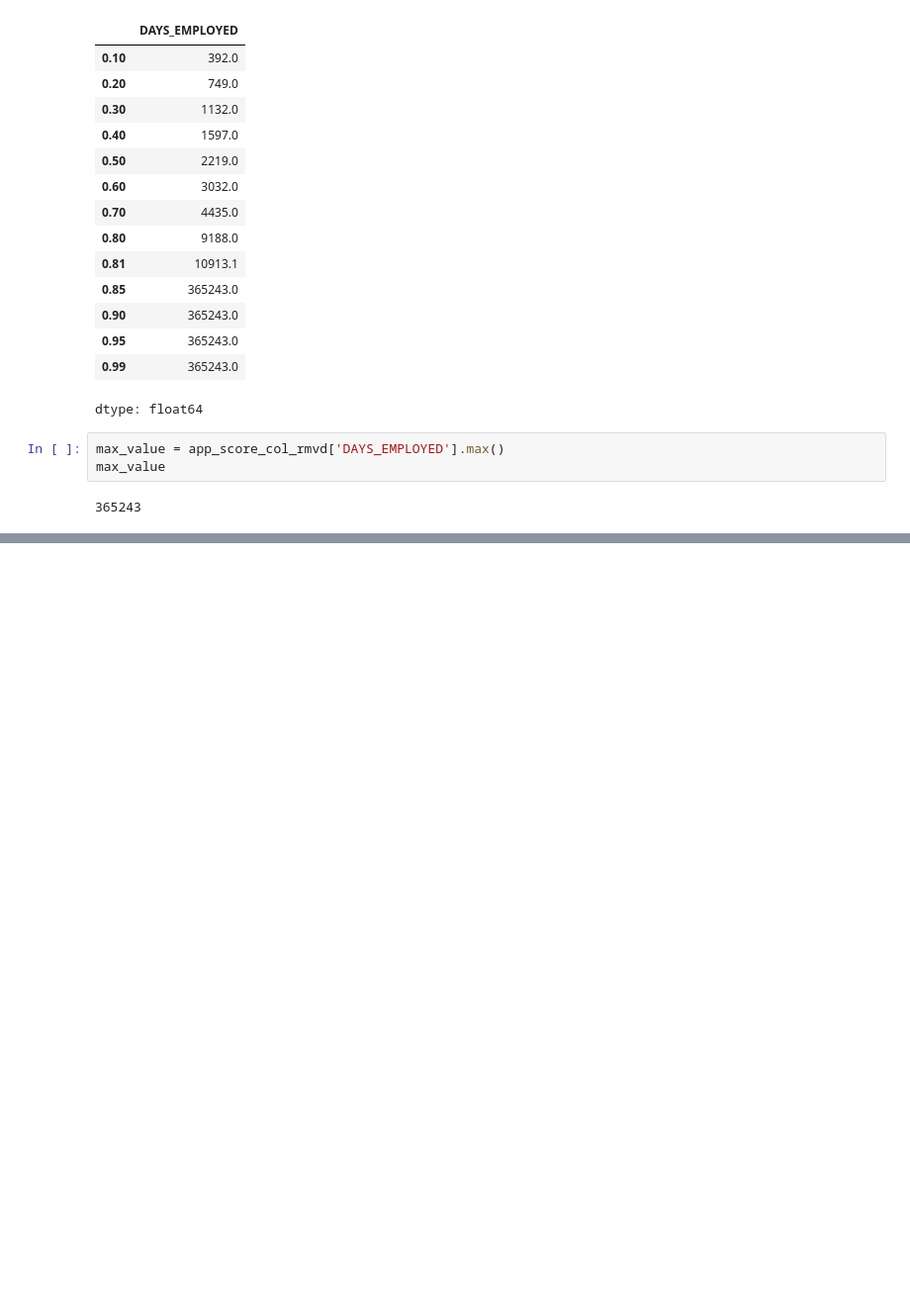
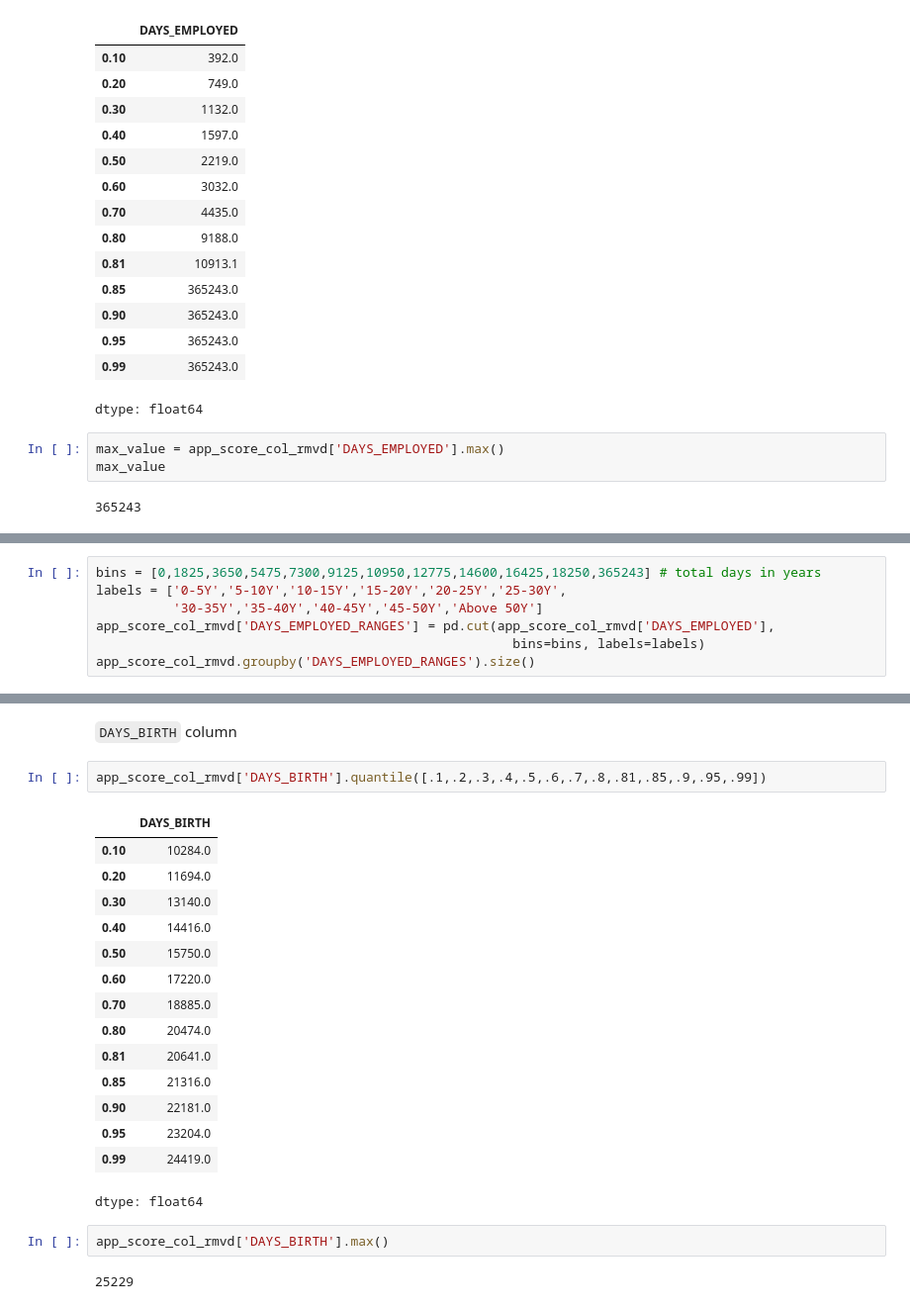
Before and after one commit to htetaunglynn94/portfolio_projects, a Jupyter notebook: eda_on_loan_default.ipynb, the cells around one changed output, grey strips where cells are left out. Shown at 99% size. Drawn from its saved outputs; the diff is of its cells as text; blank space fills up the shorter version.

```diff
--- a/eda_on_loan_default.ipynb
+++ b/eda_on_loan_default.ipynb
@@ -692,0 +699,7 @@ app_score_col_rmvd[app_score_col_rmvd['DAYS_EMPLOYED'] < max_value]
+# %%
+bins = [0,1825,3650,5475,7300,9125,10950,12775,14600,16425,18250,365243] # total days in years
+labels = ['0-5Y','5-10Y','10-15Y','15-20Y','20-25Y','25-30Y',
+          '30-35Y','35-40Y','40-45Y','45-50Y','Above 50Y']
+app_score_col_rmvd['DAYS_EMPLOYED_RANGES'] = pd.cut(app_score_col_rmvd['DAYS_EMPLOYED'],
+                                                      bins=bins, labels=labels)
+app_score_col_rmvd.groupby('DAYS_EMPLOYED_RANGES').size()
@@ -692,0 +721,24 @@ app_score_col_rmvd[app_score_col_rmvd['DAYS_EMPLOYED'] < max_value]
+# %% [markdown]
+`DAYS_BIRTH` column
+# %%
+app_score_col_rmvd['DAYS_BIRTH'].quantile([.1,.2,.3,.4,.5,.6,.7,.8,.81,.85,.9,.95,.99])
+# %% [output]
+|  | DAYS_BIRTH |
+| 0.10 | 10284.0 |
+| 0.20 | 11694.0 |
+| 0.30 | 13140.0 |
+| 0.40 | 14416.0 |
+| 0.50 | 15750.0 |
+| 0.60 | 17220.0 |
+| 0.70 | 18885.0 |
+| 0.80 | 20474.0 |
+| 0.81 | 20641.0 |
+| 0.85 | 21316.0 |
+| 0.90 | 22181.0 |
+| 0.95 | 23204.0 |
+| 0.99 | 24419.0 |
+dtype: float64
+# %%
+app_score_col_rmvd['DAYS_BIRTH'].max()
+# %% [output]
+25229
```
Also changed, not shown: parts of 5 cells of this notebook.
